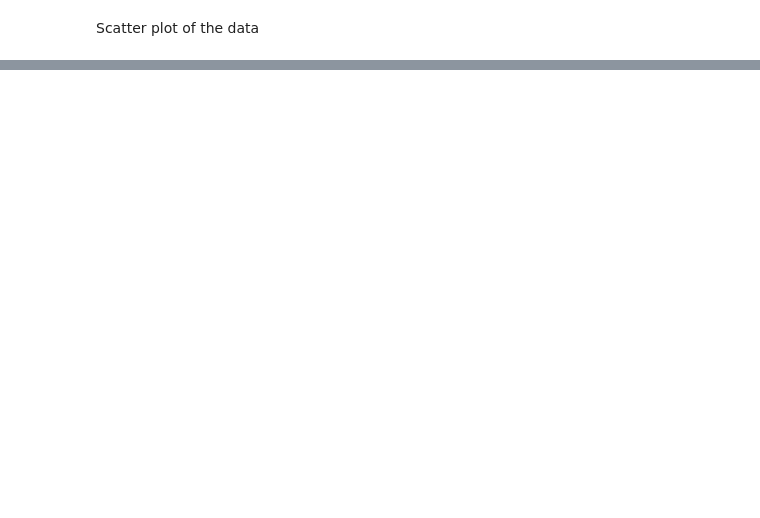
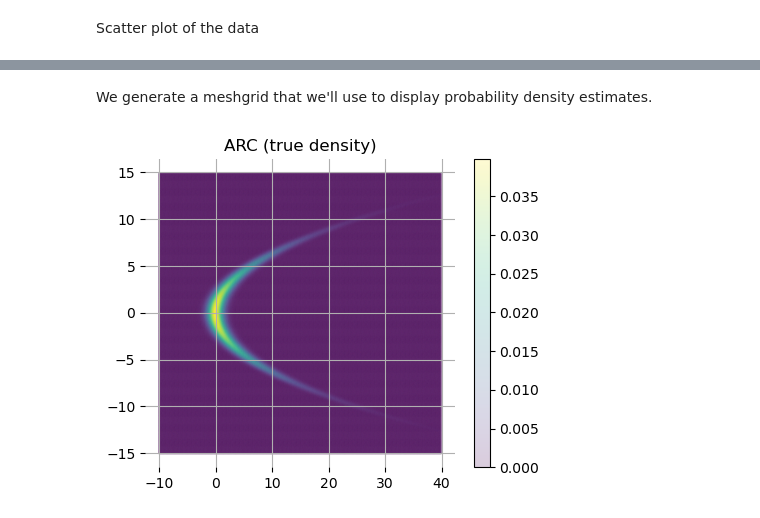
Before and after one commit to fagonzalezo/kdm, a Jupyter notebook: examples/kdm_density_estimation.ipynb, the cells around one changed output, grey strips where cells are left out. Drawn from its saved outputs; the diff is of its cells as text; code cells hidden in the pictures; blank space fills up the shorter version.

```diff
--- a/examples/kdm_density_estimation.ipynb
+++ b/examples/kdm_density_estimation.ipynb
@@ -72,0 +56,20 @@ real_prob = x2_dist.prob(X_plot[:,1]) * scipy.stats.norm(0.25 * np.square(X_plot
+# %% [markdown]
+We generate a meshgrid that we'll use to display probability density estimates.
+# %%
+xx, yy = np.mgrid[-10:40:.1, -15:15:.1]
+pos = np.dstack((xx, yy))
+X_plot = pos.reshape([xx.size, 2]).astype(np.float32)
+
+real_prob = (
+    scipy.stats.norm.pdf(X_plot[:, 1], loc=0.0, scale=4.0)
+    * scipy.stats.norm.pdf(X_plot[:, 0], loc=0.25 * X_plot[:, 1] ** 2, scale=1.0)
+)
+
+plt.rcParams["figure.figsize"] = (5, 4)
+plt.axes(frameon=0); plt.grid()
+plt.scatter(xx, yy, c=real_prob.reshape(xx.shape),
+            alpha=.2, s=3, linewidths=0)
+plt.colorbar(); plt.title('ARC (true density)')
+plt.show()
+# %% [output]
+[figure, added]
```
Also changed, not shown: parts of 30 cells of this notebook, 4 other files.
